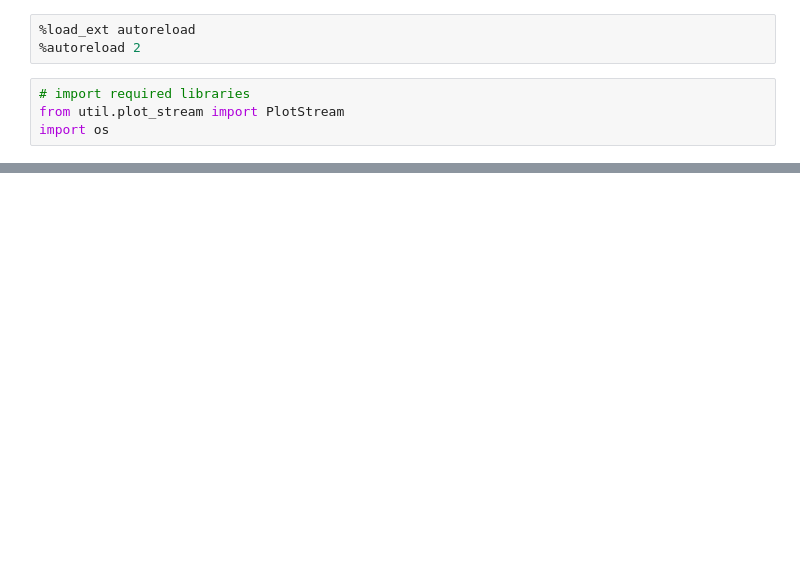
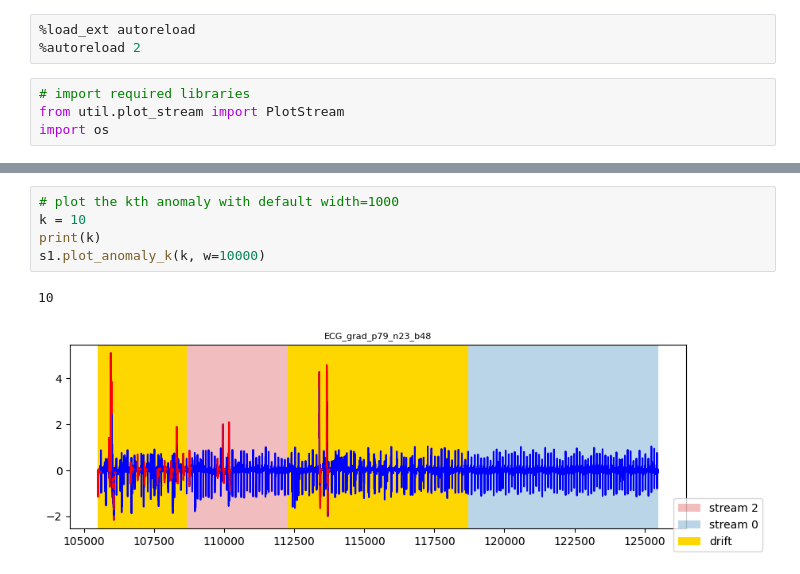
Before and after one commit to mac-dsl/AnomalyDriftDetection, a Jupyter notebook: view_drift.ipynb, the cells around one changed output, grey strips where cells are left out. Drawn from its saved outputs; the diff is of its cells as text; blank space fills up the shorter version.

```diff
--- a/view_drift.ipynb
+++ b/view_drift.ipynb
@@ -41,0 +33,8 @@ s1.plot_anomaly_k_with_source(i, 7500)
+# %%
+# plot the kth anomaly with default width=1000
+k = 10
+print(k)
+s1.plot_anomaly_k(k, w=10000)
+# %% [output]
+10
+[figure, added]
```
Also changed, not shown: parts of 15 cells of this notebook, 1 other file.
